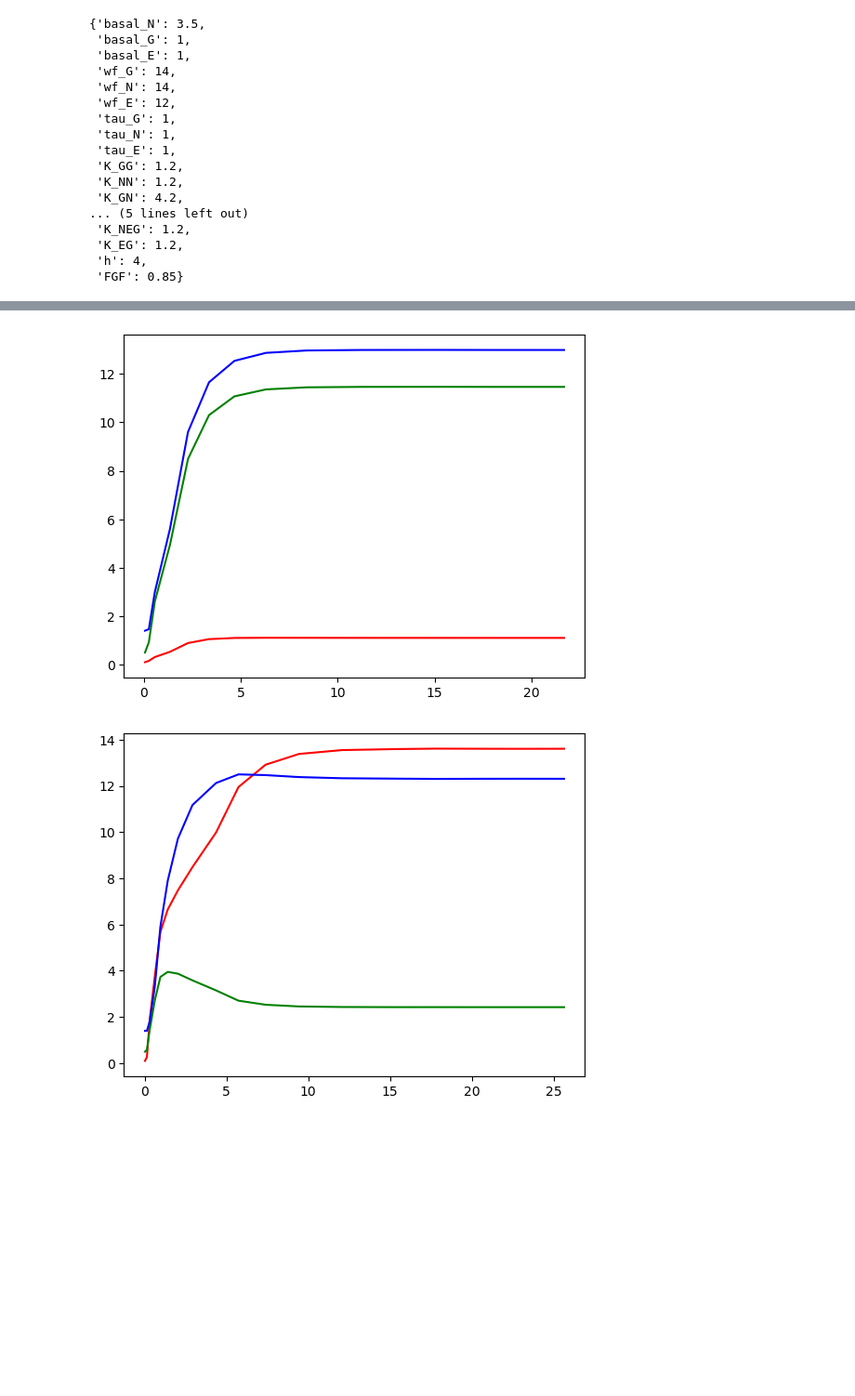
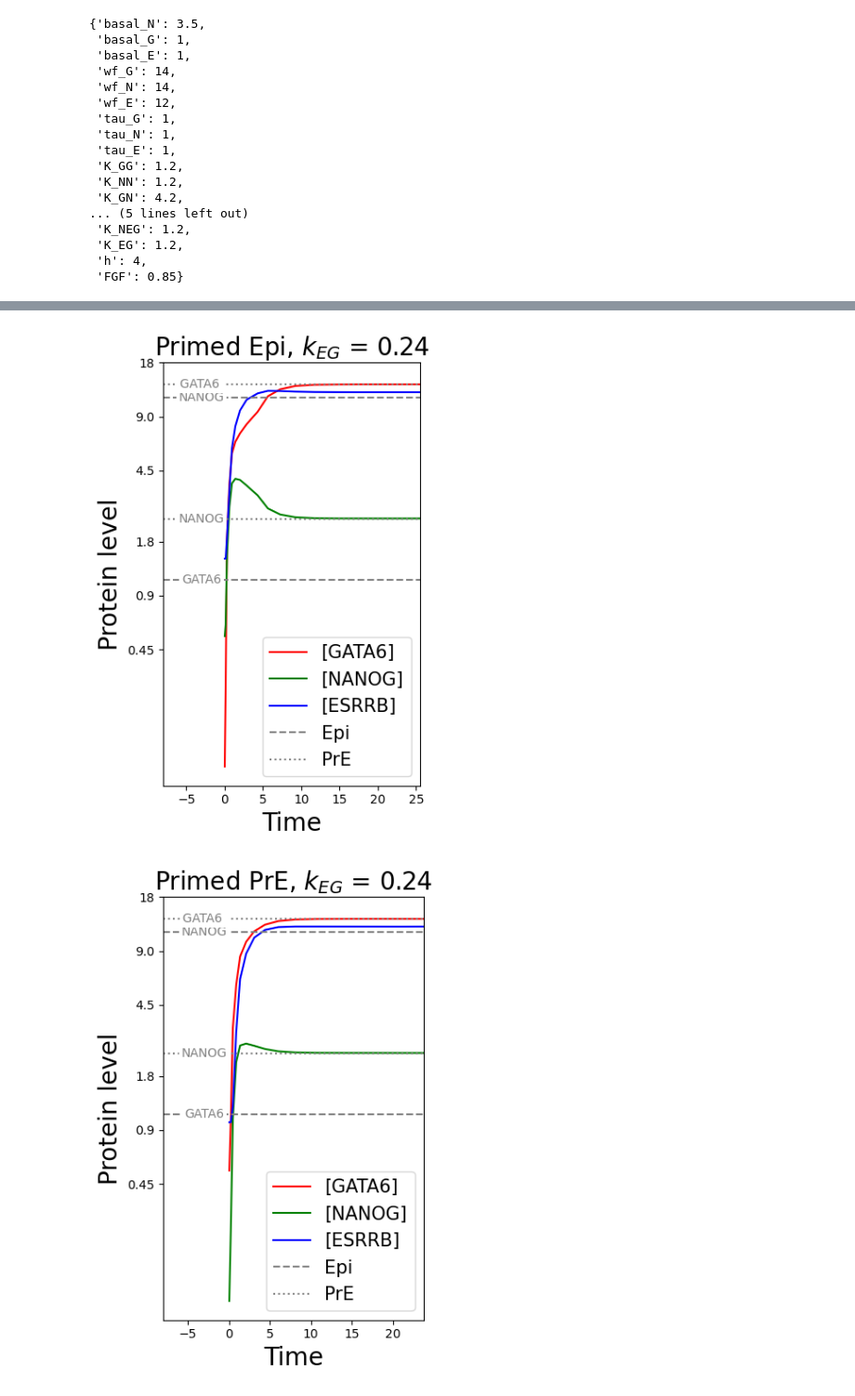
Before and after one commit to SiljaSvendsen/masters_thesis_final, a Jupyter notebook: PSA_Knudsen_further_investigation.ipynb, the cells around one changed output, grey strips where cells are left out. Shown at 93% size. Cells and saved outputs as stored; diff of their text form; code cells hidden in the pictures; blank space fills up the shorter version.

Commit message:
role of esrrb figures

```diff
--- a/PSA_Knudsen_further_investigation.ipynb
+++ b/PSA_Knudsen_further_investigation.ipynb
@@ -343,21 +342,0 @@ for ic in [[0.5, 0.1, 1.4]]: #pre
-# %%
-par0["K_EG"]=5*1.2
-fig, ax = plt.subplots()
-for ic in [[0.1, 0.5, 1.4]]: #epi
-    pos, time = sample_trajectories_till_steady_state(equations_NGE_and_F, 200, ic, par0)
-
-    ax.plot(time, pos[0], color="red",label="[GATA6]", alpha=1)
-    ax.plot(time, pos[1], color="green",label="[NANOG]", alpha=1)
-    ax.plot(time, pos[2], color="blue",label="[ESRRB]", alpha=1)
-
-par0["K_EG"]=0.2*1.2
-fig, ax = plt.subplots()
-for ic in [[0.1, 0.5, 1.4]]: #epi
-    pos, time = sample_trajectories_till_steady_state(equations_NGE_and_F, 200, ic, par0)
-
-    ax.plot(time, pos[0], color="red",label="[GATA6]", alpha=1)
-    ax.plot(time, pos[1], color="green",label="[NANOG]", alpha=1)
-    ax.plot(time, pos[2], color="blue",label="[ESRRB]", alpha=1)
-# %% [output]
-[figure, removed]
-[figure, removed]
@@ -363,0 +407,35 @@ for ic in [[0.1, 0.5, 1.4]]: #epi
+# %%
+par0["K_EG"]=0.2*1.2
+
+plot_trajectories_till_steady_state(model=equations_NGE_and_F, tmax=100, ic=primed_epi,
+                                    parameters=par0,title=r"Primed Epi, $k_{EG}$ = 0.24", date="241029",
+                                    savefig=True)
+
+plot_trajectories_till_steady_state(model=equations_NGE_and_F, tmax=100, ic=primed_pre,
+                                    parameters=par0,title=r"Primed PrE, $k_{EG}$ = 0.24", date="241029",
+                                    savefig=True)
+
+
+par0["K_EG"]=1*1.2
+
+plot_trajectories_till_steady_state(model=equations_NGE_and_F, tmax=100, ic=primed_epi,
+                                    parameters=par0,title=r"Primed Epi, $k_{EG}$ = 1.2", date="241029",
+                                    savefig=True)
+
+plot_trajectories_till_steady_state(model=equations_NGE_and_F, tmax=100, ic=primed_pre,
+                                    parameters=par0,title=r"Primed PrE, $k_{EG}$ = 1.2", date="241029",
+                                    savefig=True)
+
+
+par0["K_EG"]=5.0*1.2
+
+plot_trajectories_till_steady_state(model=equations_NGE_and_F, tmax=100, ic=primed_epi,
+                                    parameters=par0,title=r"Primed Epi, $k_{EG}$ = 6.0", date="241029",
+                                    savefig=True)
+
+plot_trajectories_till_steady_state(model=equations_NGE_and_F, tmax=100, ic=primed_pre,
+                                    parameters=par0,title=r"Primed PrE, $k_{EG}$ = 6.0", date="241029",
+                                    savefig=True)
+# %% [output]
+[figure, added]
+[figure, added]
```
Also changed, not shown: parts of 16 cells of this notebook, 30 other files.
